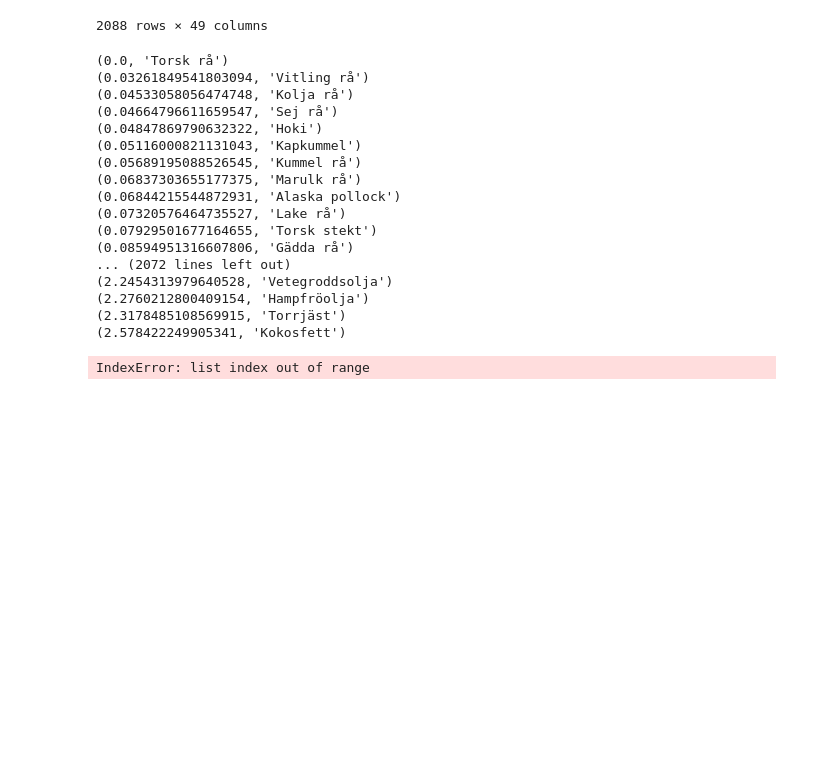
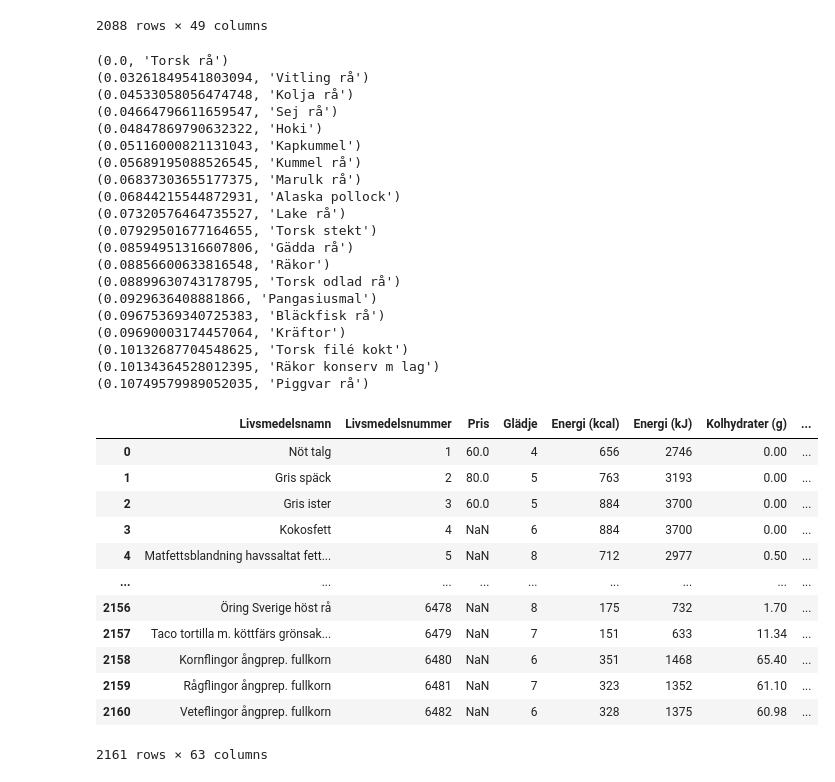
Before and after one commit to friberger/kodamat, a Jupyter notebook: pandamat.ipynb, the cells around one changed output. Drawn from its saved outputs; the diff is of its cells as text; code cells hidden in the pictures; blank space fills up the shorter version.

```diff
--- a/pandamat.ipynb
+++ b/pandamat.ipynb
@@ -131,7 +130,7 @@ s = df_dist['Torsk rå']
 z = list(zip(s, s.index))
 z.sort()
 # %%
-for i in range(20000):
+for i in range(20):
     print(z[i])
 # %% [output]
 (0.0, 'Torsk rå')
@@ -146,9 +145,11 @@ for i in range(20000):
 (0.07320576464735527, 'Lake rå')
 (0.07929501677164655, 'Torsk stekt')
 (0.08594951316607806, 'Gädda rå')
-... (2072 lines left out)
-(2.2454313979640528, 'Vetegroddsolja')
-(2.2760212800409154, 'Hampfröolja')
-(2.3178485108569915, 'Torrjäst')
-(2.578422249905341, 'Kokosfett')
+(0.08856600633816548, 'Räkor')
+(0.08899630743178795, 'Torsk odlad rå')
+(0.0929636408881866, 'Pangasiusmal')
+(0.09675369340725383, 'Bläckfisk rå')
+(0.09690003174457064, 'Kräftor')
+(0.10132687704548625, 'Torsk filé kokt')
+(0.10134364528012395, 'Räkor konserv m lag')
+(0.10749579989052035, 'Piggvar rå')
-IndexError: list index out of range
@@ -154,0 +158,16 @@ IndexError: list index out of range
+# %%
+df_g
+# %% [output]
+|  | Livsmedelsnamn | Livsmedelsnummer | Pris | Glädje | Energi (kcal) | Energi (kJ) | Kolhydrater (g) | ... |
+| 0 | Nöt talg | 1 | 60.0 | 4 | 656 | 2746 | 0.00 | ... |
+| 1 | Gris späck | 2 | 80.0 | 5 | 763 | 3193 | 0.00 | ... |
+| 2 | Gris ister | 3 | 60.0 | 5 | 884 | 3700 | 0.00 | ... |
+| 3 | Kokosfett | 4 | NaN | 6 | 884 | 3700 | 0.00 | ... |
+| 4 | Matfettsblandning havssaltat fett... | 5 | NaN | 8 | 712 | 2977 | 0.50 | ... |
+| ... | ... | ... | ... | ... | ... | ... | ... | ... |
+| 2156 | Öring Sverige höst rå | 6478 | NaN | 8 | 175 | 732 | 1.70 | ... |
+| 2157 | Taco tortilla m. köttfärs grönsak... | 6479 | NaN | 7 | 151 | 633 | 11.34 | ... |
+| 2158 | Kornflingor ångprep. fullkorn | 6480 | NaN | 6 | 351 | 1468 | 65.40 | ... |
+| 2159 | Rågflingor ångprep. fullkorn | 6481 | NaN | 7 | 323 | 1352 | 61.10 | ... |
+| 2160 | Veteflingor ångprep. fullkorn | 6482 | NaN | 6 | 328 | 1375 | 60.98 | ... |
+2161 rows × 63 columns
```
Also changed, not shown: parts of 8 cells of this notebook.
